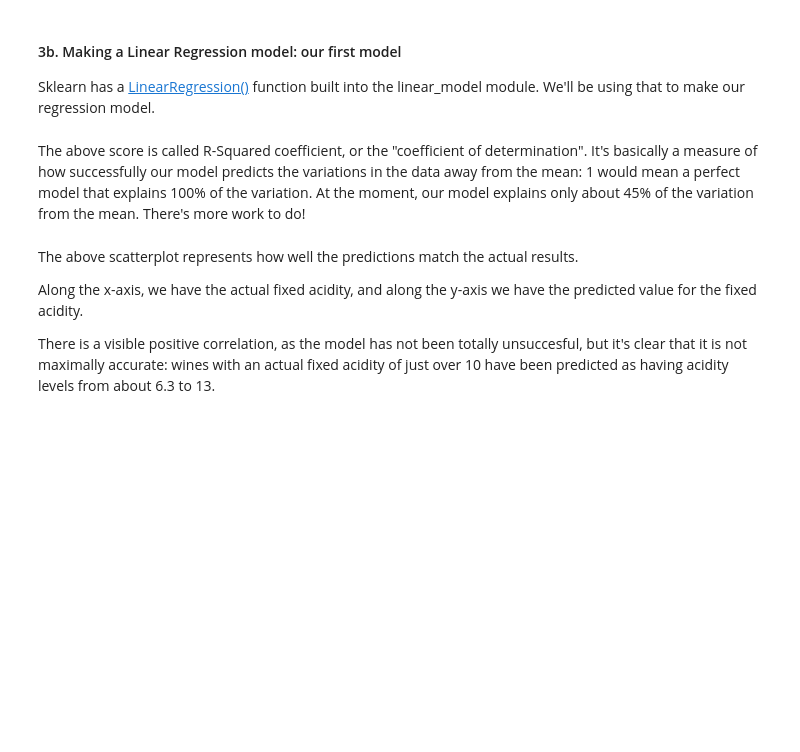
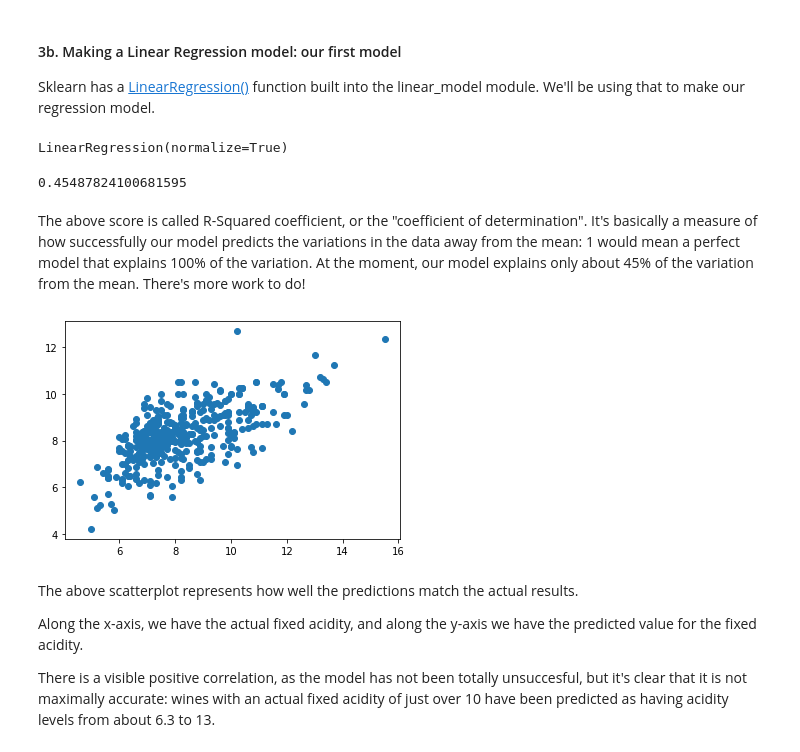
Before and after one commit to lutimoth/SpringboardMay2022, a Jupyter notebook: 11.4.1 Case Study - Linear Regression/Springboard Regression Case Study - the Red Wine Dataset - Tier 3.ipynb, the cells around one changed output. Saved outputs shown, nothing was run; the diff lists cells and outputs as text; code cells hidden in the pictures; blank space fills up the shorter version.

```diff
--- a/11.4.1 Case Study - Linear Regression/Springboard Regression Case Study - the Red Wine Dataset - Tier 3.ipynb
+++ b/11.4.1 Case Study - Linear Regression/Springboard Regression Case Study - the Red Wine Dataset - Tier 3.ipynb
@@ -76,7 +76,7 @@ warnings.filterwarnings(action="ignore", module="scipy", message="^internal gels
 #### 1b. Load the data
 # %%
 # Load the data.
-redwine = pd.read_csv('wineQualityReds.csv')
+redwine = pd.read_csv('wineQualityReds.csv',index_col = 0)
 # %% [markdown]
 #### 1c. Exploring the data
 # %%
@@ -279,12 +279,12 @@ To be sure, for our first model, we're only going to focus on two variables: fix
 We'll be using [sklearn](https://scikit-learn.org/stable/modules/generated/sklearn.model_selection.train_test_split.html) here. Don't worry if not all of the syntax makes sense; just follow the rationale for what we're doing.
 # %%
 # Subsetting our data into our dependent and independent variables.
-x = redwine[['fixed.acidity']]
-y = redwine[['density']]
+x = redwine[['density']]
+y = redwine[['fixed.acidity']]
 
 # Split the data. This line uses the sklearn function train_test_split().
 # The test_size parameter means we can train with 75% of the data, and test on 25%.
-x_train, x_test, y_train, y_test = train_test_split(x, y, test_size = 0.25)
+x_train, x_test, y_train, y_test = train_test_split(x, y, test_size = 0.25, random_state = 123)
 # %%
 # We now want to check the shape of the X train, y_train, X_test and y_test to make sure the proportions are right.
 print(x_train.shape)
@@ -304,18 +304,24 @@ Sklearn has a [LinearRegression()](https://scikit-learn.org/stable/modules/gener
 rModel = linear_model.LinearRegression(normalize = True)
 # %%
 # We now want to train the model on our test data.
-_ _ _
+rModel.fit(x_train,y_train)
+# %% [output]
+LinearRegression(normalize=True)
 # %%
 # Evaluate the model
-_ _ _
+print(rModel.score(x_train, y_train))
+# %% [output]
+0.45487824100681595
 # %% [markdown]
 The above score is called R-Squared coefficient, or the "coefficient of determination". It's basically a measure of how successfully our model predicts the variations in the data away from the mean: 1 would mean a perfect model that explains 100% of the variation. At the moment, our model explains only about 45% of the variation from the mean. There's more work to do!
 # %%
 # Use the model to make predictions about our test data
-_ _ _
+y_pred = rModel.predict(x_test)
 # %%
 # Let's plot the predictions against the actual result. Use scatter()
-_ _ _
+plt.scatter(y_test, y_pred);
+# %% [output]
+[figure, added]
 # %% [markdown]
 The above scatterplot represents how well the predictions match the actual results.
 
```
Also changed, not shown: parts of 6 cells of this notebook, 1 other file.
